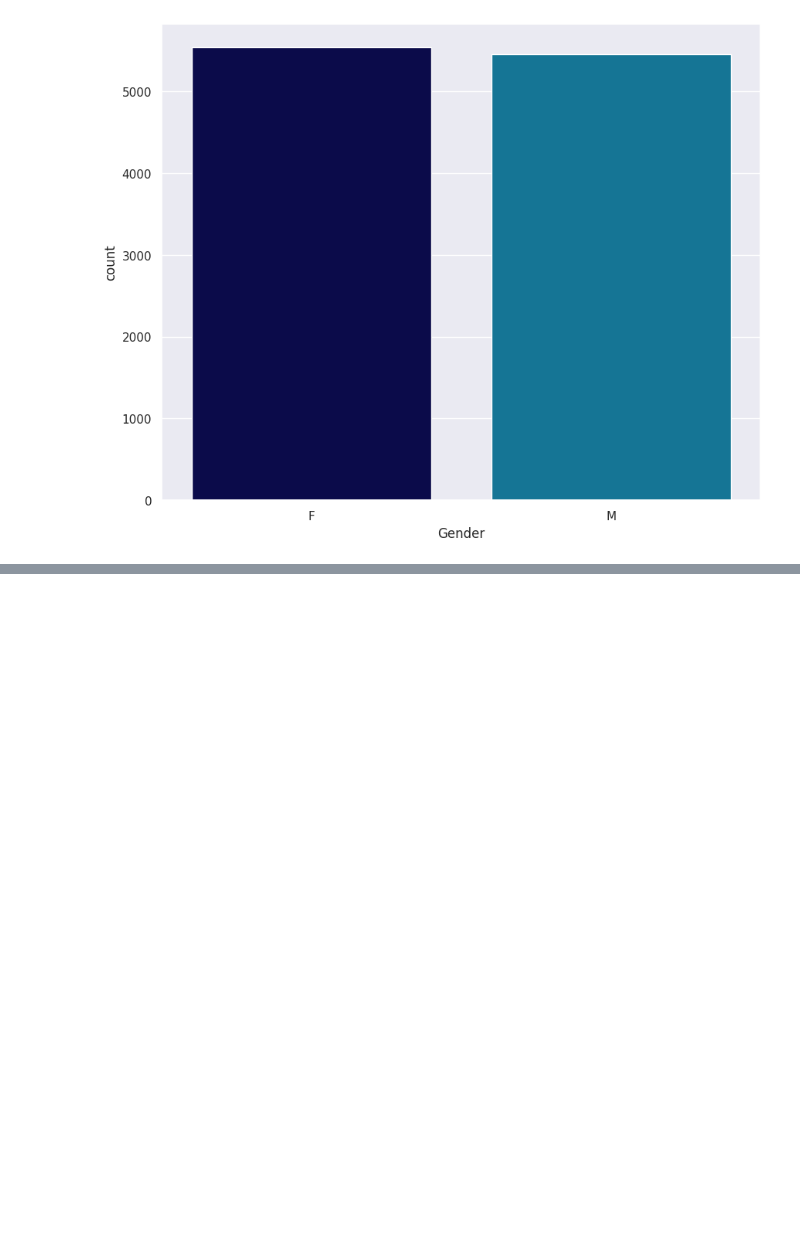
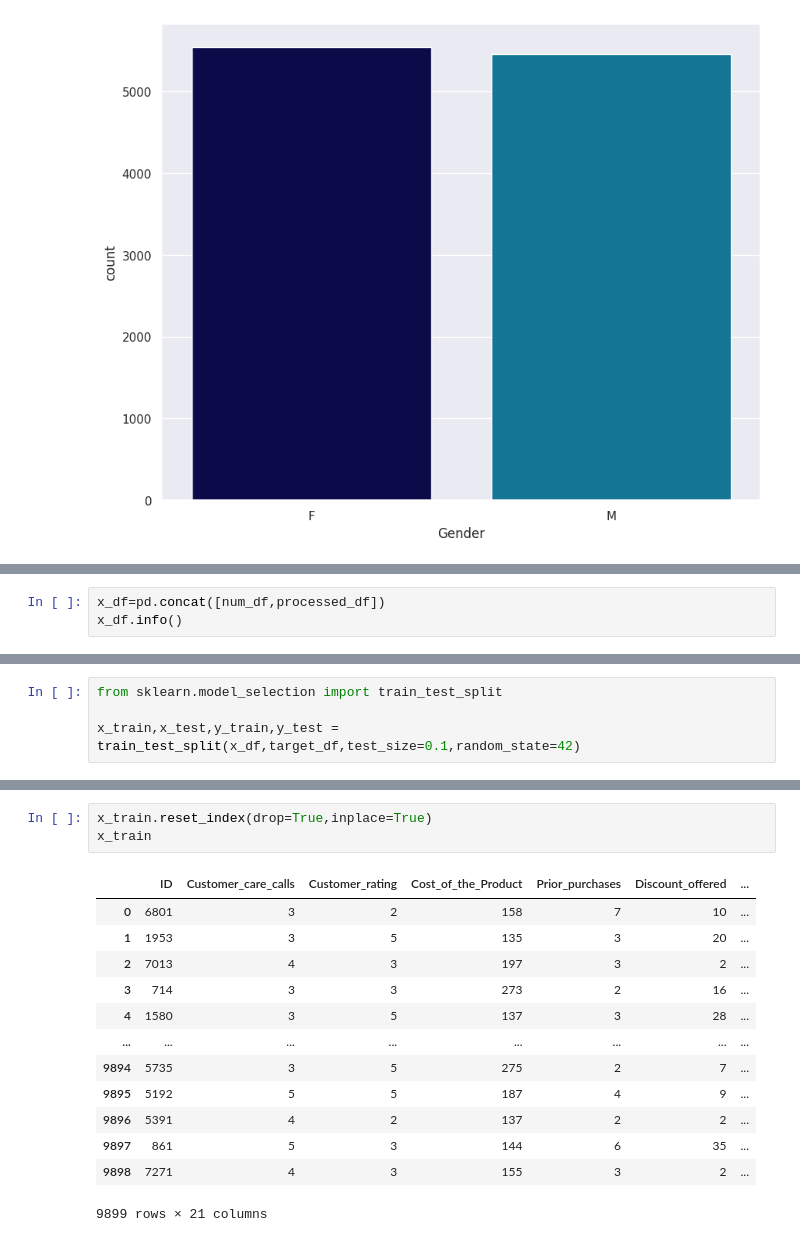
Before and after one commit to aswinpushkar11/ECommerce-Shipping-Data, a Jupyter notebook: classification.ipynb, the cells around one changed output, grey strips where cells are left out. Saved outputs shown, nothing was run; the diff lists cells and outputs as text; blank space fills up the shorter version.

```diff
--- a/classification.ipynb
+++ b/classification.ipynb
@@ -374,0 +364,3 @@ Passing `palette` without assigning `hue` is deprecated and will be removed in v
+# %%
+x_df=pd.concat([num_df,processed_df])
+x_df.info()
@@ -374,0 +385,4 @@ Passing `palette` without assigning `hue` is deprecated and will be removed in v
+# %%
+from sklearn.model_selection import train_test_split
+
+x_train,x_test,y_train,y_test = train_test_split(x_df,target_df,test_size=0.1,random_state=42)
@@ -374,0 +401,17 @@ Passing `palette` without assigning `hue` is deprecated and will be removed in v
+# %%
+x_train.reset_index(drop=True,inplace=True)
+x_train
+# %% [output]
+|  | ID | Customer_care_calls | Customer_rating | Cost_of_the_Product | Prior_purchases | Discount_offered | ... |
+| 0 | 6801 | 3 | 2 | 158 | 7 | 10 | ... |
+| 1 | 1953 | 3 | 5 | 135 | 3 | 20 | ... |
+| 2 | 7013 | 4 | 3 | 197 | 3 | 2 | ... |
+| 3 | 714 | 3 | 3 | 273 | 2 | 16 | ... |
+| 4 | 1580 | 3 | 5 | 137 | 3 | 28 | ... |
+| ... | ... | ... | ... | ... | ... | ... | ... |
+| 9894 | 5735 | 3 | 5 | 275 | 2 | 7 | ... |
+| 9895 | 5192 | 5 | 5 | 187 | 4 | 9 | ... |
+| 9896 | 5391 | 4 | 2 | 137 | 2 | 2 | ... |
+| 9897 | 861 | 5 | 3 | 144 | 6 | 35 | ... |
+| 9898 | 7271 | 4 | 3 | 155 | 3 | 2 | ... |
+9899 rows × 21 columns
```
Also changed, not shown: parts of 18 cells of this notebook.
